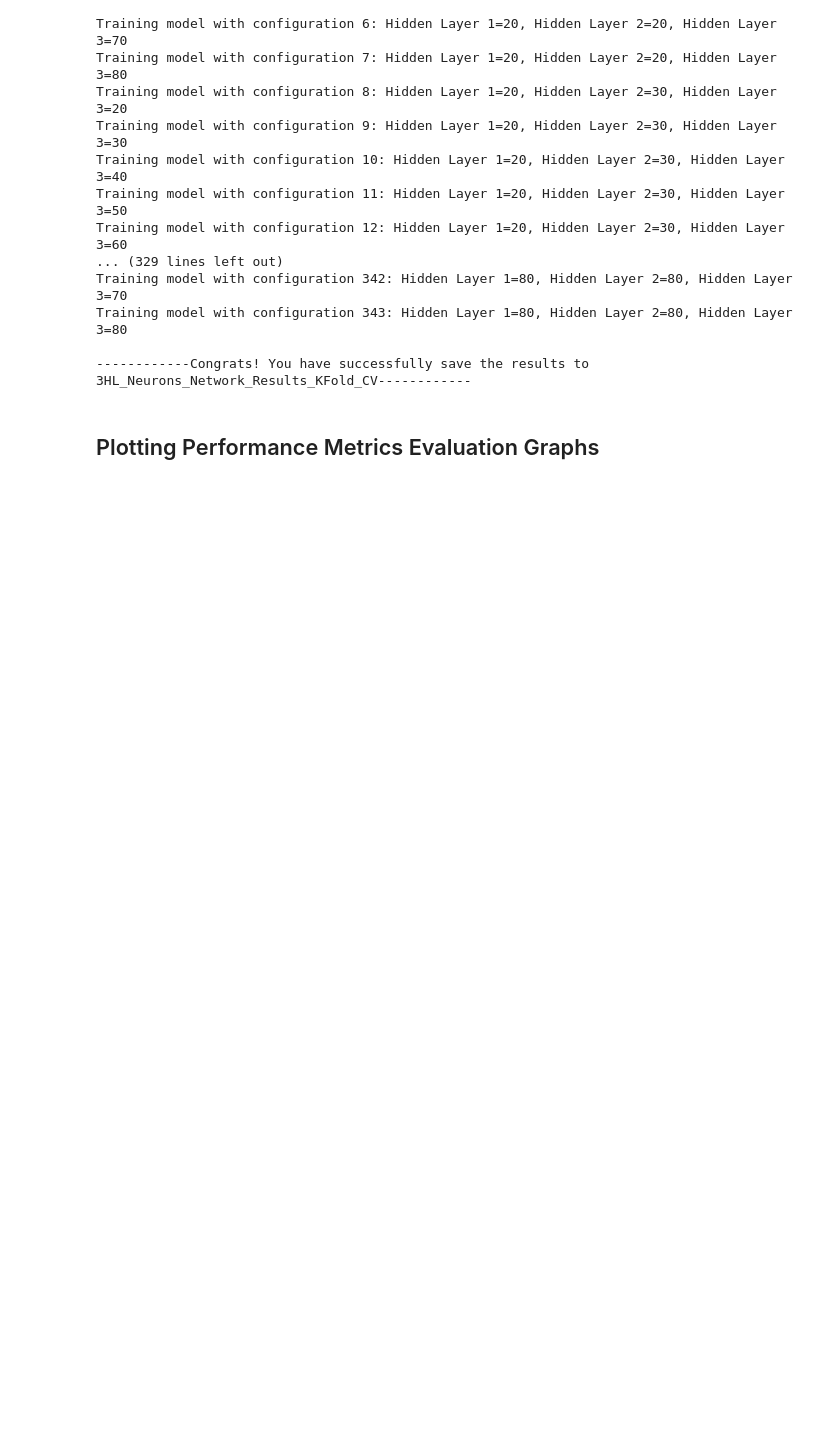
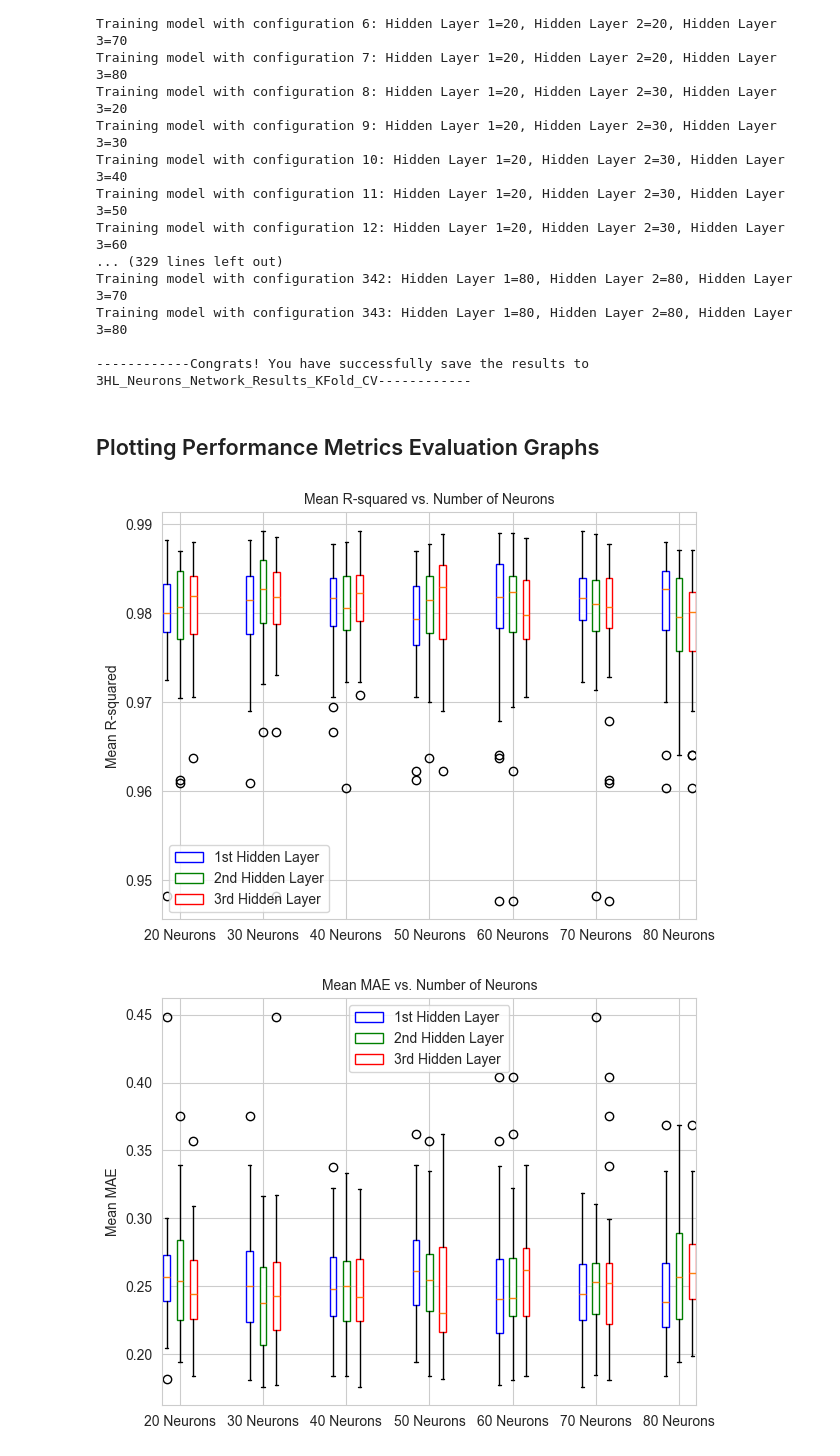
Before and after one commit to yongcheng6699/ML_Buckling_ANN_DNN, a Jupyter notebook: Buckling_DNN_3HL_KFold_CV.ipynb, the cells around one changed output. Saved outputs shown, nothing was run; the diff lists cells and outputs as text; code cells hidden in the pictures; blank space fills up the shorter version.

```diff
--- a/Buckling_DNN_3HL_KFold_CV.ipynb
+++ b/Buckling_DNN_3HL_KFold_CV.ipynb
@@ -269,22 +162,21 @@ plt.show()
 # %%
 # Plot Mean R-squared against neurons
-plt.figure(figsize =(10, 10))
 width = 0.8
-positions_1hl = np.arange(min_neurons, max_neurons + 1, step) - width/1.5
+positions_1hl = np.arange(min_neurons, max_neurons + 1, step) - width/0.5
 box1 = plt.boxplot([results_df['Mean R-squared'].loc[results_df['Neurons_1HL'] == neurons] for neurons in range(min_neurons, max_neurons + 1, step)],
                    positions=positions_1hl,
                    widths=width,
                    patch_artist=True,
                    boxprops=dict(color='blue', facecolor='white'),
                    whiskerprops=dict(color='black'))
-positions_2hl = np.arange(min_neurons, max_neurons + 1, step) + width/1.5
+positions_2hl = np.arange(min_neurons, max_neurons + 1, step)
 box2 = plt.boxplot([results_df['Mean R-squared'].loc[results_df['Neurons_2HL'] == neurons] for neurons in range(min_neurons, max_neurons + 1, step)],
                    positions=positions_2hl,
                    widths=width,
                    patch_artist=True,
                    boxprops=dict(color='green', facecolor='white'),
                    whiskerprops=dict(color='black'))
-positions_3hl = np.arange(min_neurons, max_neurons + 1, step) + width/1.5
+positions_3hl = np.arange(min_neurons, max_neurons + 1, step) + width/0.5
 box3 = plt.boxplot([results_df['Mean R-squared'].loc[results_df['Neurons_3HL'] == neurons] for neurons in range(min_neurons, max_neurons + 1, step)],
                    positions=positions_3hl,
                    widths=width,
@@ -296,31 +188,32 @@ plt.ylabel('Mean R-squared')
 plt.title('Mean R-squared vs. Number of Neurons', fontsize = 10)
 legend_handles = [
     mpatches.Patch(facecolor='white', edgecolor='blue', linewidth=1, label='1st Hidden Layer'),
-    mpatches.Patch(facecolor='white', edgecolor='green', linewidth=1, label='2nd Hidden Layer')
+    mpatches.Patch(facecolor='white', edgecolor='green', linewidth=1, label='2nd Hidden Layer'),
+    mpatches.Patch(facecolor='white', edgecolor='red', linewidth=1, label='3rd Hidden Layer')
 ]
-plt.legend(handles=legend_handles, loc='upper center')
+plt.legend(handles=legend_handles)
 plt.subplots_adjust(bottom=0.2)
 plt.grid(True)
+plt.tight_layout()
 plt.show()
 
 # Plot Mean MAE against neurons
-plt.figure(figsize =(10, 10))
 width = 0.8
-positions_1hl = np.arange(min_neurons, max_neurons + 1, step) - width/1.5
+positions_1hl = np.arange(min_neurons, max_neurons + 1, step) - width/0.5
 box1 = plt.boxplot([results_df['Mean MAE'].loc[results_df['Neurons_1HL'] == neurons] for neurons in range(min_neurons, max_neurons + 1, step)],
                    positions=positions_1hl,
                    widths=width,
                    patch_artist=True,
                    boxprops=dict(color='blue', facecolor='white'),
                    whiskerprops=dict(color='black'))
-positions_2hl = np.arange(min_neurons, max_neurons + 1, step) + width/1.5
+positions_2hl = np.arange(min_neurons, max_neurons + 1, step)
 box2 = plt.boxplot([results_df['Mean MAE'].loc[results_df['Neurons_2HL'] == neurons] for neurons in range(min_neurons, max_neurons + 1, step)],
                    positions=positions_2hl,
                    widths=width,
                    patch_artist=True,
                    boxprops=dict(color='green', facecolor='white'),
                    whiskerprops=dict(color='black'))
-positions_3hl = np.arange(min_neurons, max_neurons + 1, step) + width/1.5
+positions_3hl = np.arange(min_neurons, max_neurons + 1, step) + width/0.5
 box3 = plt.boxplot([results_df['Mean MAE'].loc[results_df['Neurons_3HL'] == neurons] for neurons in range(min_neurons, max_neurons + 1, step)],
                    positions=positions_3hl,
                    widths=width,
@@ -332,45 +225,51 @@ plt.ylabel('Mean MAE')
 plt.title('Mean MAE vs. Number of Neurons', fontsize = 10)
 legend_handles = [
     mpatches.Patch(facecolor='white', edgecolor='blue', linewidth=1, label='1st Hidden Layer'),
-    mpatches.Patch(facecolor='white', edgecolor='green', linewidth=1, label='2nd Hidden Layer')
+    mpatches.Patch(facecolor='white', edgecolor='green', linewidth=1, label='2nd Hidden Layer'),
+    mpatches.Patch(facecolor='white', edgecolor='red', linewidth=1, label='3rd Hidden Layer')
 ]
-plt.legend(handles=legend_handles, loc='upper center')
+plt.legend(handles=legend_handles)
 plt.subplots_adjust(bottom=0.2)
 plt.grid(True)
+plt.tight_layout()
 plt.show()
 
 # Plot Mean RMSE against neurons
-plt.figure(figsize =(10, 10))
 width = 0.8
-positions_1hl = np.arange(min_neurons, max_neurons + 1, step) - width/1.5
+positions_1hl = np.arange(min_neurons, max_neurons + 1, step) - width/0.5
 box1 = plt.boxplot([results_df['Mean RMSE'].loc[results_df['Neurons_1HL'] == neurons] for neurons in range(min_neurons, max_neurons + 1, step)],
                    positions=positions_1hl,
                    widths=width,
                    patch_artist=True,
                    boxprops=dict(color='blue', facecolor='white'),
                    whiskerprops=dict(color='black'))
-positions_2hl = np.arange(min_neurons, max_neurons + 1, step) + width/1.5
+positions_2hl = np.arange(min_neurons, max_neurons + 1, step)
 box2 = plt.boxplot([results_df['Mean RMSE'].loc[results_df['Neurons_2HL'] == neurons] for neurons in range(min_neurons, max_neurons + 1, step)],
                    positions=positions_2hl,
                    widths=width,
                    patch_artist=True,
                    boxprops=dict(color='green', facecolor='white'),
                    whiskerprops=dict(color='black'))
-positions_3hl = np.arange(min_neurons, max_neurons + 1, step) + width/1.5
+positions_3hl = np.arange(min_neurons, max_neurons + 1, step) + width/0.5
 box3 = plt.boxplot([results_df['Mean RMSE'].loc[results_df['Neurons_3HL'] == neurons] for neurons in range(min_neurons, max_neurons + 1, step)],
                    positions=positions_3hl,
                    widths=width,
                    patch_artist=True,
                    boxprops=dict(color='red', facecolor='white'),
                    whiskerprops=dict(color='black'))
 plt.xticks(np.arange(min_neurons, max_neurons + 1, step), [f'{neurons} Neurons' for neurons in range(min_neurons, max_neurons + 1, step)])
 plt.ylabel('Mean RMSE')
 plt.title('Mean RMSE vs. Number of Neurons', fontsize = 10)
 legend_handles = [
     mpatches.Patch(facecolor='white', edgecolor='blue', linewidth=1, label='1st Hidden Layer'),
-    mpatches.Patch(facecolor='white', edgecolor='green', linewidth=1, label='2nd Hidden Layer')
+    mpatches.Patch(facecolor='white', edgecolor='green', linewidth=1, label='2nd Hidden Layer'),
+    mpatches.Patch(facecolor='white', edgecolor='red', linewidth=1, label='3rd Hidden Layer')
 ]
-plt.legend(handles=legend_handles, loc='upper center')
+plt.legend(handles=legend_handles)
 plt.subplots_adjust(bottom=0.2)
 plt.grid(True)
+plt.tight_layout()
 plt.show()
+# %% [output]
+[figure, added]
+[figure, added]
```
Also changed, not shown: parts of 2 cells of this notebook, 3 other files.
